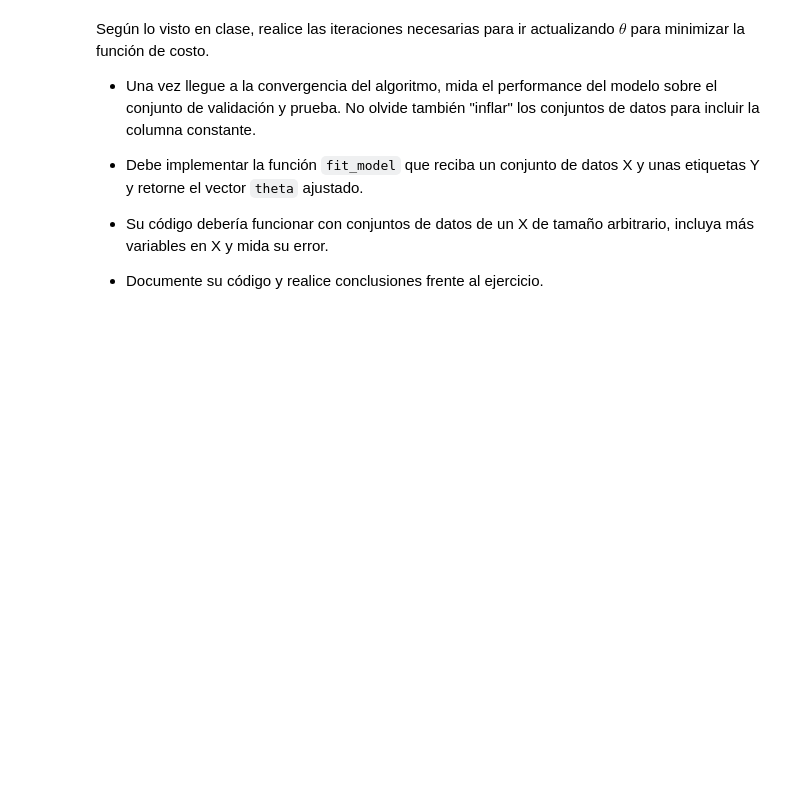
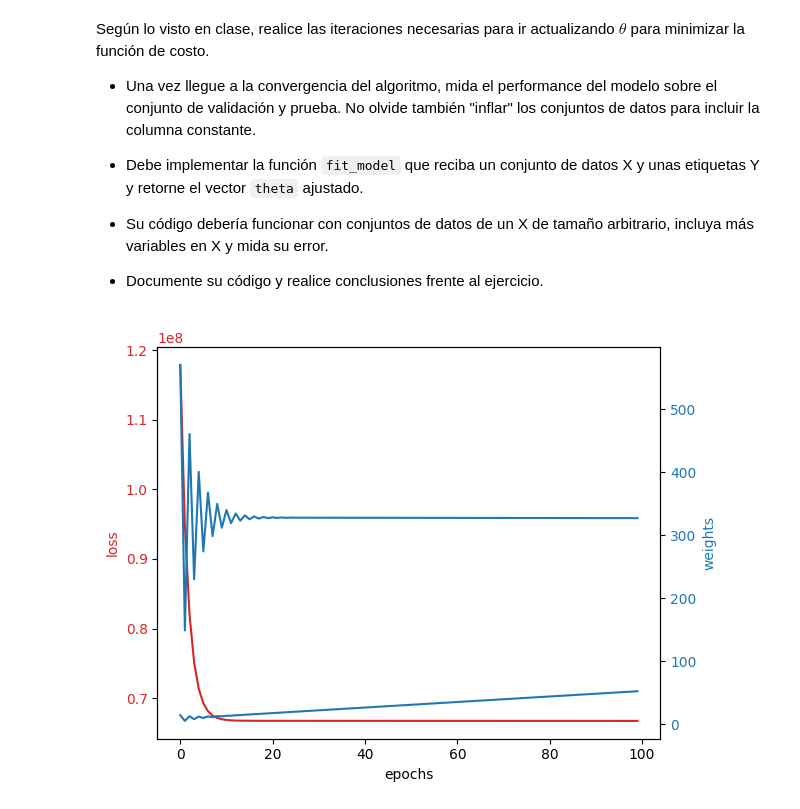
Before and after one commit to 26-jorge-01/RL1-ML, a Jupyter notebook: Aprendizaje_de_máquina_Regresión_lineal.ipynb, the cells around one changed output. Saved outputs shown, nothing was run; the diff lists cells and outputs as text; code cells hidden in the pictures; blank space fills up the shorter version.

```diff
--- a/Aprendizaje_de_máquina_Regresión_lineal.ipynb
+++ b/Aprendizaje_de_máquina_Regresión_lineal.ipynb
@@ -484,3 +499,43 @@ Según lo visto en clase, realice las iteraciones necesarias para ir actualizand
 * Su código debería funcionar con conjuntos de datos de un X de tamaño arbitrario, incluya más variables en X y mida su error.
 
 * Documente su código y realice conclusiones frente al ejercicio.
+# %%
+
+def fit_model(X,Y,lr=1e-3,epochs=100):
+  X_c=np.hstack((np.ones((X.shape[0],1)),X))
+  n = X_c.shape[0]
+  m = X_c.shape[1]
+  theta = np.random.rand(m,1)
+  lxe = []
+  txe = []
+  for i in range(epochs):
+    theta = theta - lr*(np.transpose(X_c).dot(X_c.dot(theta)-Y)/n)
+    Y_est=X_c.dot(theta)
+    loss = np.sum(np.power(Y_est-Y,2))/(2*n)
+    lxe.append(loss)
+    txe.append(theta)
+
+  txe = np.array(txe)
+  t = range(epochs)
+  fig, ax1 = plt.subplots()
+
+  color = 'tab:red'
+  ax1.set_xlabel('epochs')
+  ax1.set_ylabel('loss', color=color)
+  ax1.plot(t, lxe, color=color)
+  ax1.tick_params(axis='y', labelcolor=color)
+
+  ax2 = ax1.twinx()  # instantiate a second axes that shares the same x-axis
+
+  color = 'tab:blue'
+  ax2.set_ylabel('weights', color=color)  # we already handled the x-label with ax1
+  ax2.plot(t, txe[:,0:1,0], color=color)
+  ax2.plot(t, txe[:,1:2,0], color=color)
+  ax2.tick_params(axis='y', labelcolor=color)
+
+  fig.tight_layout()  # otherwise the right y-label is slightly clipped
+  plt.show()
+# %%
+fit_model(X,Y,1e-3,100)
+# %% [output]
+[figure, added]
```
Also changed, not shown: parts of 6 cells of this notebook.
